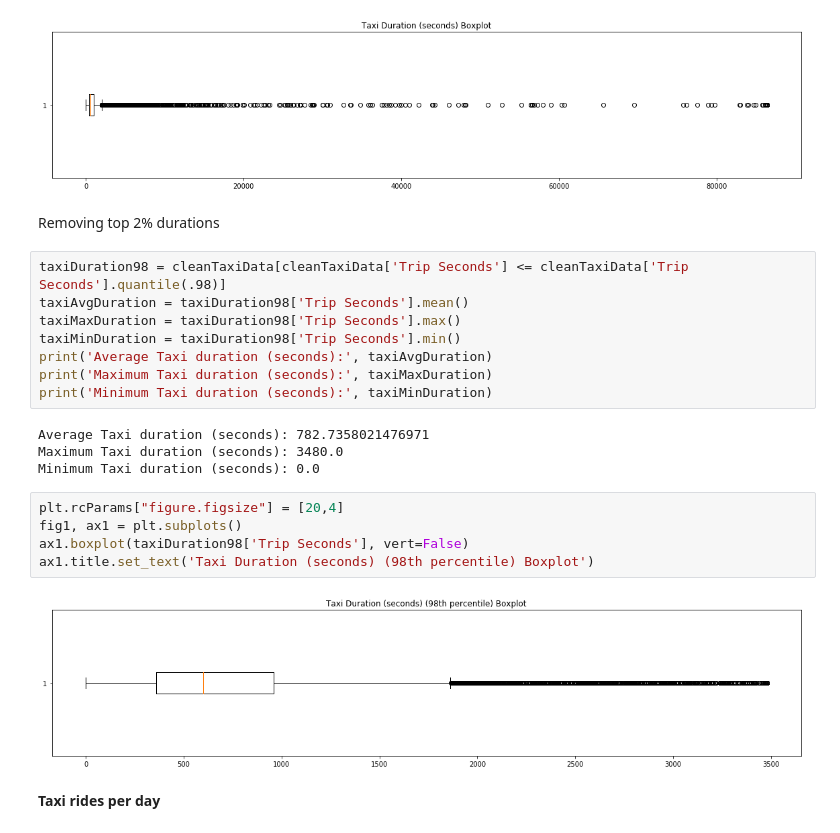
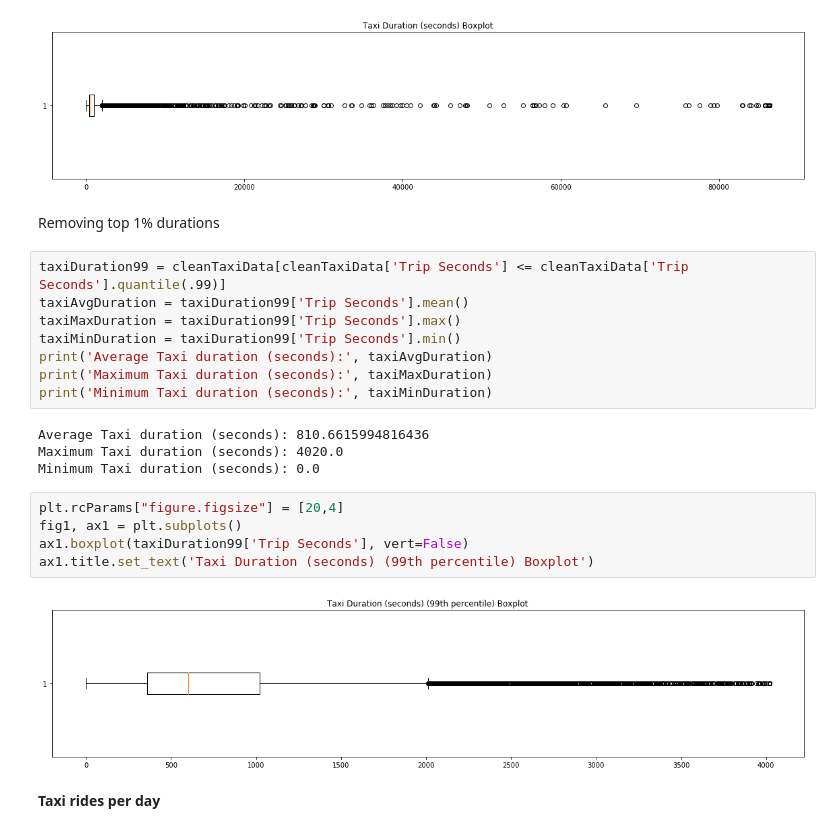
Before and after one commit to juanfrans/chicago_tnc_vs_taxis, a Jupyter notebook: 02_GeneratingSummaryTablesGraphs/src/01_GeneratingSummaryTablesGraphs.ipynb, the cells around one changed output. Saved outputs shown, nothing was run; the diff lists cells and outputs as text.

```diff
--- a/02_GeneratingSummaryTablesGraphs/src/01_GeneratingSummaryTablesGraphs.ipynb
+++ b/02_GeneratingSummaryTablesGraphs/src/01_GeneratingSummaryTablesGraphs.ipynb
@@ -770,26 +772,26 @@ ax1.title.set_text('Taxi Duration (seconds) Boxplot')
 # %% [output]
 [figure]
 # %% [markdown]
-Removing top 2% durations
+Removing top 1% durations
 # %%
-taxiDuration98 = cleanTaxiData[cleanTaxiData['Trip Seconds'] <= cleanTaxiData['Trip Seconds'].quantile(.98)]
-taxiAvgDuration = taxiDuration98['Trip Seconds'].mean()
-taxiMaxDuration = taxiDuration98['Trip Seconds'].max()
-taxiMinDuration = taxiDuration98['Trip Seconds'].min()
+taxiDuration99 = cleanTaxiData[cleanTaxiData['Trip Seconds'] <= cleanTaxiData['Trip Seconds'].quantile(.99)]
+taxiAvgDuration = taxiDuration99['Trip Seconds'].mean()
+taxiMaxDuration = taxiDuration99['Trip Seconds'].max()
+taxiMinDuration = taxiDuration99['Trip Seconds'].min()
 print('Average Taxi duration (seconds):', taxiAvgDuration)
 print('Maximum Taxi duration (seconds):', taxiMaxDuration)
 print('Minimum Taxi duration (seconds):', taxiMinDuration)
 # %% [output]
-Average Taxi duration (seconds): 782.7358021476971
-Maximum Taxi duration (seconds): 3480.0
+Average Taxi duration (seconds): 810.6615994816436
+Maximum Taxi duration (seconds): 4020.0
 Minimum Taxi duration (seconds): 0.0
 # %%
 plt.rcParams["figure.figsize"] = [20,4]
 fig1, ax1 = plt.subplots()
-ax1.boxplot(taxiDuration98['Trip Seconds'], vert=False)
-ax1.title.set_text('Taxi Duration (seconds) (98th percentile) Boxplot')
+ax1.boxplot(taxiDuration99['Trip Seconds'], vert=False)
+ax1.title.set_text('Taxi Duration (seconds) (99th percentile) Boxplot')
 # %% [output]
-[figure, old version]
+[figure, new version]
 # %% [markdown]
 **Taxi rides per day**
 # %%
```
Also changed, not shown: parts of 31 cells of this notebook, 2 other files.
